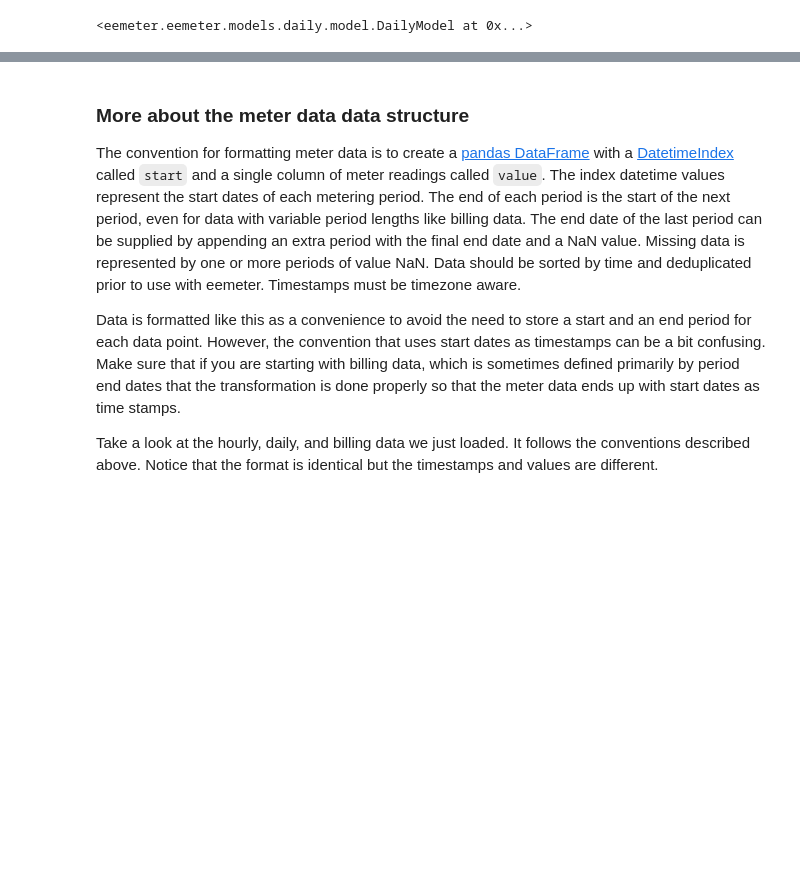
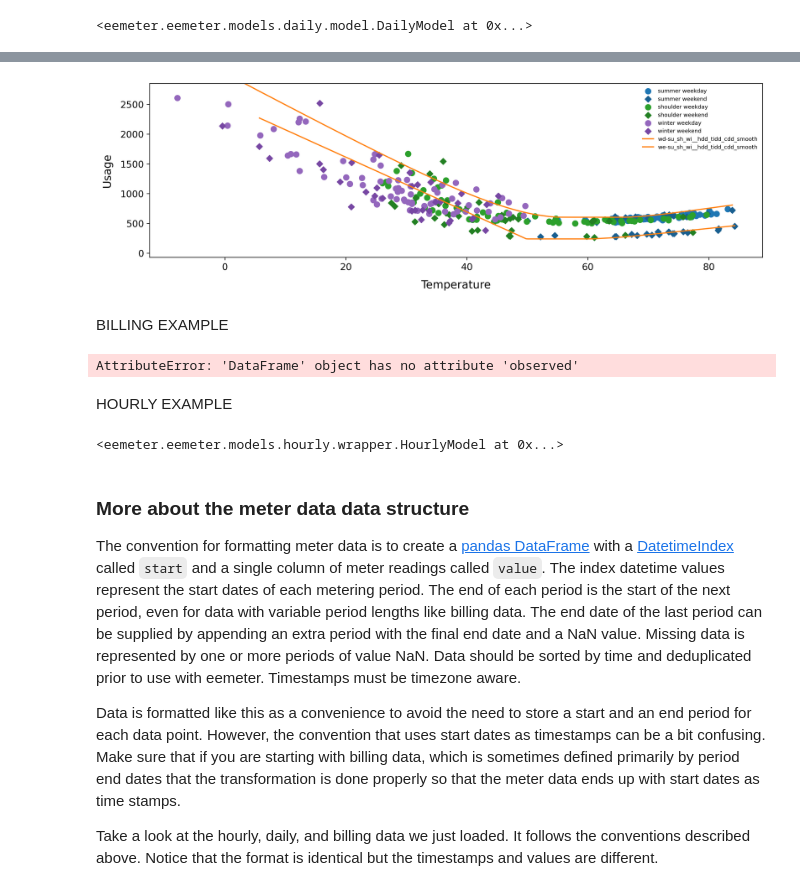
Before and after one commit to openeemeter/eemeter, a Jupyter notebook: scripts/daily_model_tutorial.ipynb, the cells around one changed output, grey strips where cells are left out. Saved outputs shown, nothing was run; the diff lists cells and outputs as text; code cells hidden in the pictures; blank space fills up the shorter version.

```diff
--- a/scripts/daily_model_tutorial.ipynb
+++ b/scripts/daily_model_tutorial.ipynb
@@ -141,3 +167,27 @@ daily_model.predict(reporting_data, ignore_disqualification=True)
+# %%
+daily_model.plot(daily_reporting_data)
+# %% [output]
+[figure, added]
+# %% [markdown]
+BILLING EXAMPLE
+# %%
+billing_baseline_data = em.BillingBaselineData(df_baseline_n, is_electricity_data=True)
+billing_reporting_data = em.BillingReportingData(df_reporting_n, is_electricity_data=True)
+
+billing_model = em.BillingModel()
+billing_model.fit(billing_baseline_data, ignore_disqualification=False)
+# %% [output]
+AttributeError: 'DataFrame' object has no attribute 'observed'
+# %% [markdown]
+HOURLY EXAMPLE
+# %%
+hourly_baseline_data = em.HourlyBaselineData(df_baseline_n, is_electricity_data=True)
+hourly_reporting_data = em.HourlyReportingData(df_reporting_n, is_electricity_data=True)
+
+hourly_model = em.HourlyModel()
+hourly_model.fit(hourly_baseline_data)
+# %% [output]
+<eemeter.eemeter.models.hourly.wrapper.HourlyModel at 0x...>
 # %% [markdown]
 ### More about the meter data data structure
 
```
Also changed, not shown: parts of 10 cells of this notebook, 3 other files.
